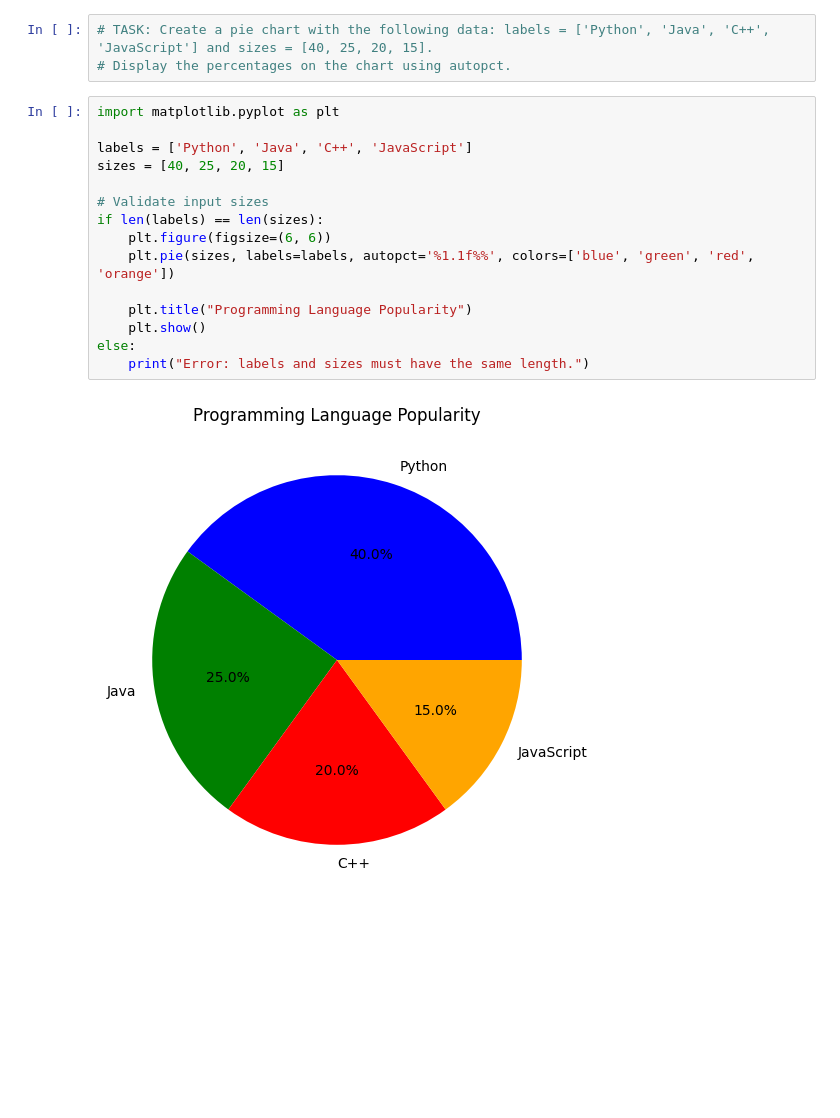
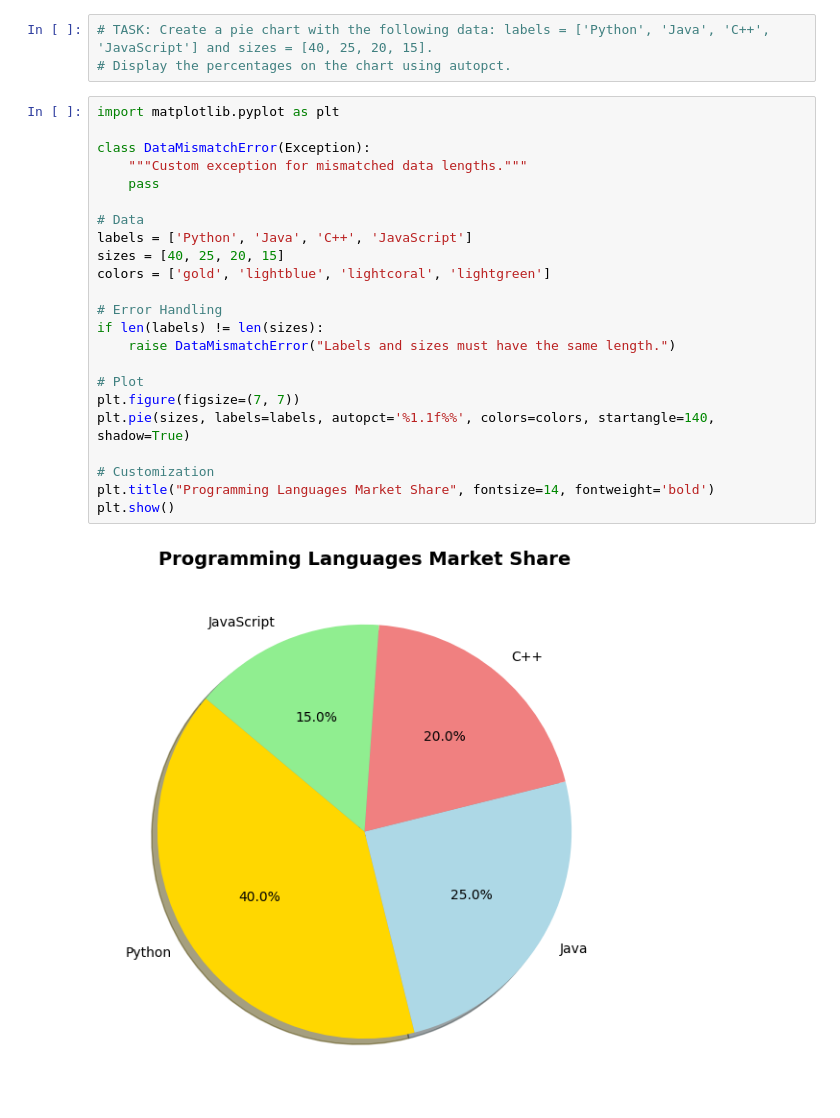
Before and after one commit to priyankachanvir26/python-jupyter-template, a Jupyter notebook: src/4-pie-chart.ipynb, the cells around one changed output. Saved outputs shown, nothing was run; the diff lists cells and outputs as text; blank space fills up the shorter version.

Commit message:
Enhanced error handling and visualization for all plots

```diff
--- a/src/4-pie-chart.ipynb
+++ b/src/4-pie-chart.ipynb
@@ -6,17 +6,25 @@
 # %%
 import matplotlib.pyplot as plt
 
+class DataMismatchError(Exception):
+    """Custom exception for mismatched data lengths."""
+    pass
+
+# Data
 labels = ['Python', 'Java', 'C++', 'JavaScript']
 sizes = [40, 25, 20, 15]
+colors = ['gold', 'lightblue', 'lightcoral', 'lightgreen']
 
-# Validate input sizes
-if len(labels) == len(sizes):
-    plt.figure(figsize=(6, 6))
-    plt.pie(sizes, labels=labels, autopct='%1.1f%%', colors=['blue', 'green', 'red', 'orange'])
+# Error Handling
+if len(labels) != len(sizes):
+    raise DataMismatchError("Labels and sizes must have the same length.")
 
-    plt.title("Programming Language Popularity")
-    plt.show()
-else:
-    print("Error: labels and sizes must have the same length.")
+# Plot
+plt.figure(figsize=(7, 7))
+plt.pie(sizes, labels=labels, autopct='%1.1f%%', colors=colors, startangle=140, shadow=True)
+
+# Customization
+plt.title("Programming Languages Market Share", fontsize=14, fontweight='bold')
+plt.show()
 # %% [output]
-[figure, old version]
+[figure, new version]
```
Also changed, not shown: 5 other files.
